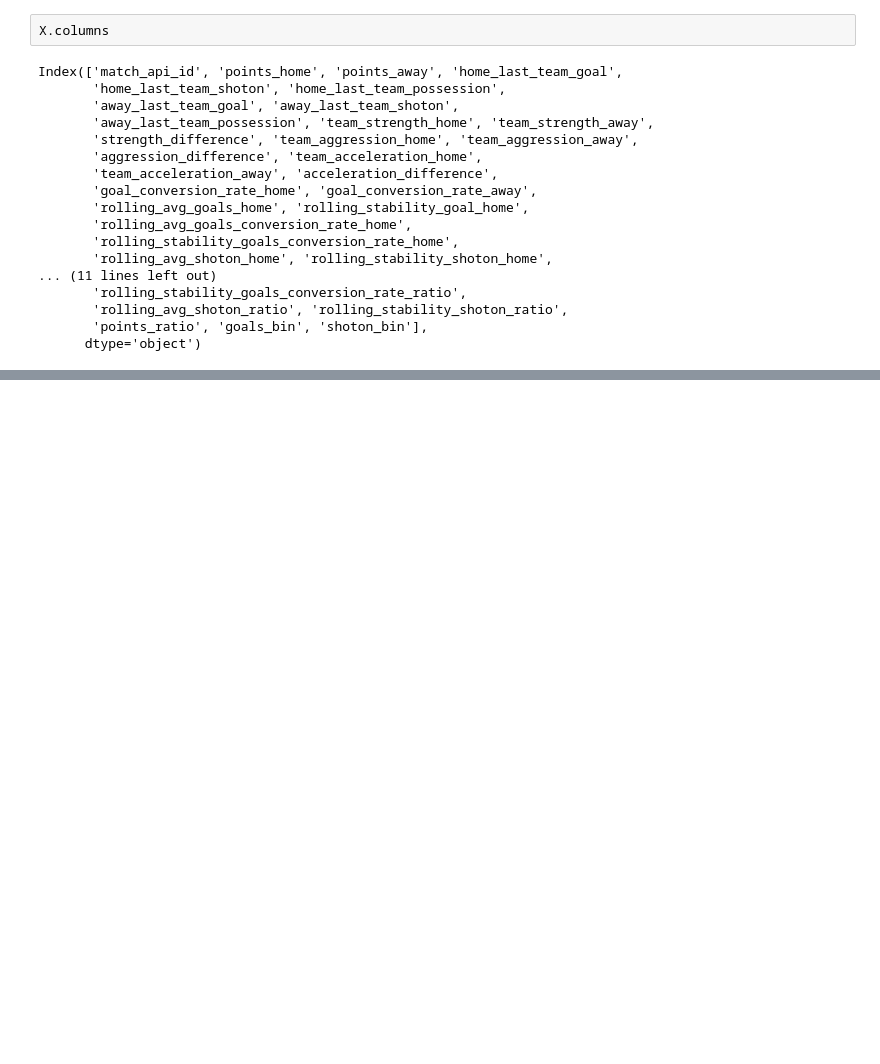
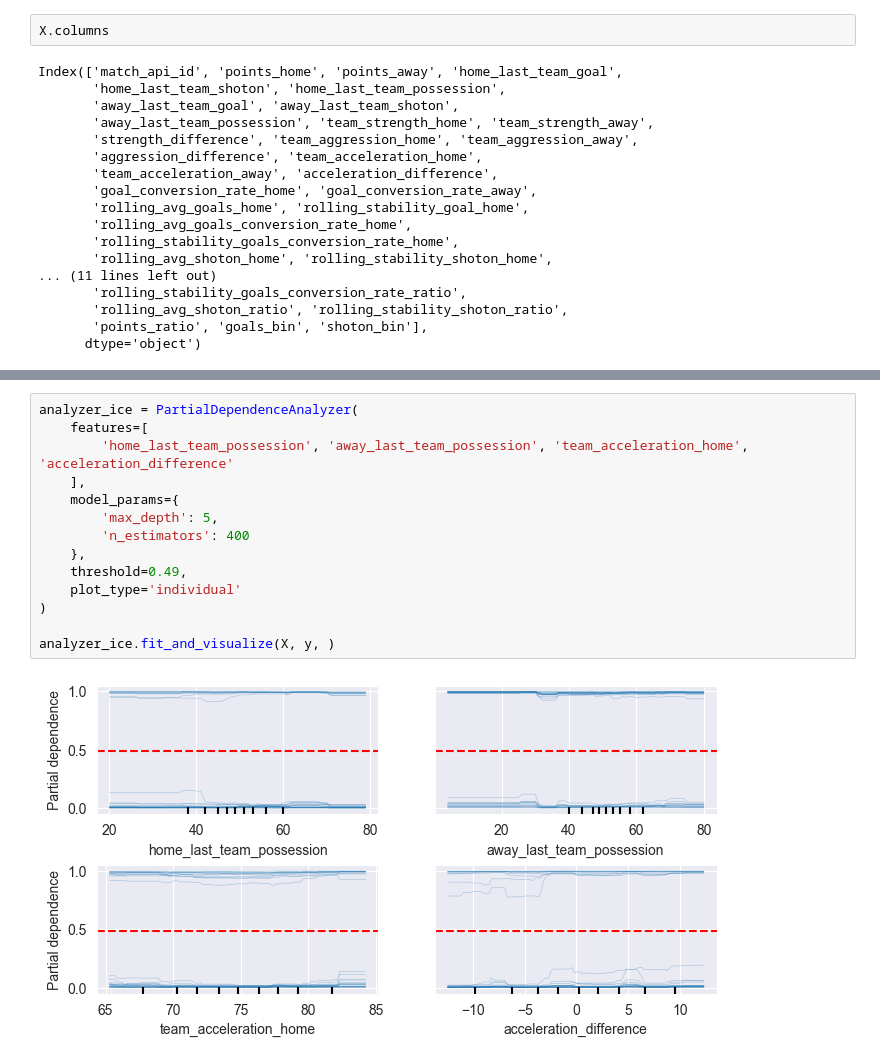
Before and after one commit to kamil0920/football_result_prediction-v2, a Jupyter notebook: src/eda/binning_features.ipynb, the cells around one changed output, grey strips where cells are left out. Drawn from its saved outputs; the diff is of its cells as text; blank space fills up the shorter version.

```diff
--- a/src/eda/binning_features.ipynb
+++ b/src/eda/binning_features.ipynb
@@ -127,0 +138,16 @@ potential_features_for_binning=['home_last_team_possession',
+# %%
+analyzer_ice = PartialDependenceAnalyzer(
+    features=[
+        'home_last_team_possession', 'away_last_team_possession', 'team_acceleration_home', 'acceleration_difference'
+    ],
+    model_params={
+        'max_depth': 5,
+        'n_estimators': 400
+    },
+    threshold=0.49,
+    plot_type='individual'
+)
+
+analyzer_ice.fit_and_visualize(X, y, )
+# %% [output]
+[figure, added]
```
Also changed, not shown: parts of 3 cells of this notebook, 2 other files.
